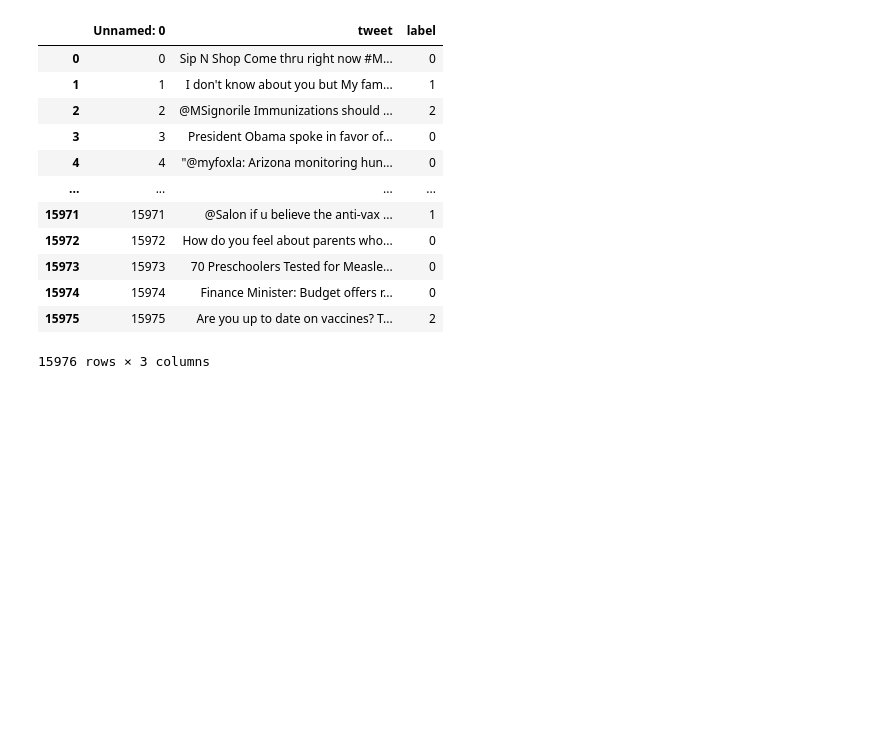
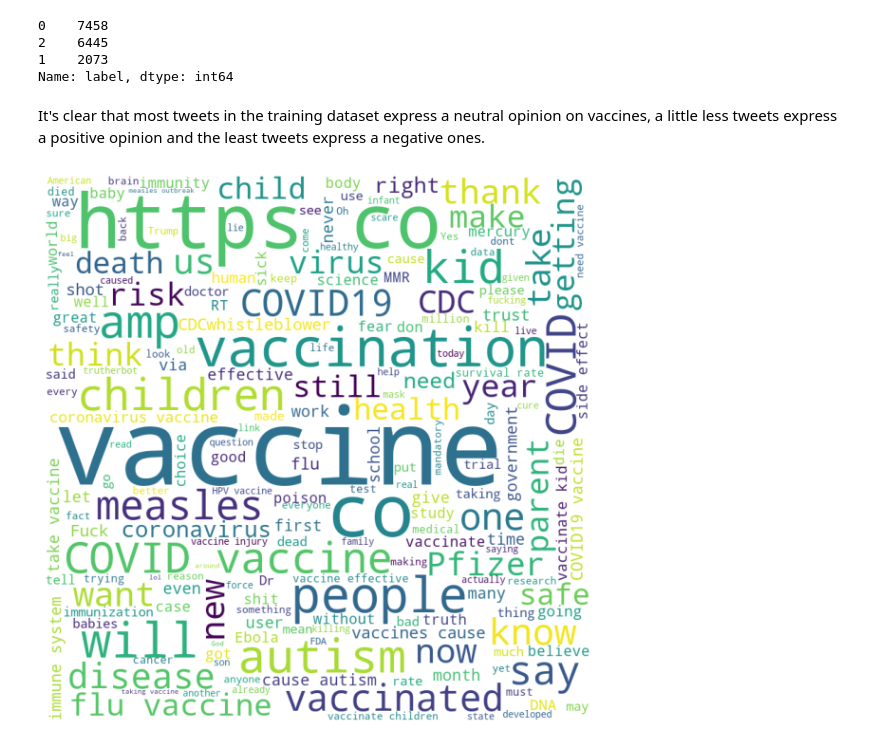
Before and after one commit to d-maniatakos/covid19-vaccine-sentiment-analysis, a Jupyter notebook: vaccine_sentiment_classifier.ipynb, the cells around one changed output. Cells and saved outputs as stored; diff of their text form; code cells hidden in the pictures; blank space fills up the shorter version.

```diff
--- a/vaccine_sentiment_classifier.ipynb
+++ b/vaccine_sentiment_classifier.ipynb
@@ -5 +16,5 @@ import pandas as pd
+# %%
+# read datasets and ignore the first (index) column
+train_data =  pd.read_csv('vaccine_train_set.csv').iloc[:, 1:]
+validation_data = pd.read_csv('vaccine_validation_set.csv').iloc[:, 1:]
 # %% [markdown]
@@ -7,19 +22,28 @@ import pandas as pd
-# %%
-raw_train_data = pd.read_csv('dataset/vs_train.csv')
-raw_validation_data = pd.read_csv('dataset/vs_dev.csv')
-
-raw_train_data
-# %% [output]
-|  | Unnamed: 0 | tweet | label |
-| 0 | 0 | Sip N Shop Come thru right now #M... | 0 |
-| 1 | 1 | I don't know about you but My fam... | 1 |
-| 2 | 2 | @MSignorile Immunizations should ... | 2 |
-| 3 | 3 | President Obama spoke in favor of... | 0 |
-| 4 | 4 | "@myfoxla: Arizona monitoring hun... | 0 |
-| ... | ... | ... | ... |
-| 15971 | 15971 | @Salon if u believe the anti-vax ... | 1 |
-| 15972 | 15972 | How do you feel about parents who... | 0 |
-| 15973 | 15973 | 70 Preschoolers Tested for Measle... | 0 |
-| 15974 | 15974 | Finance Minister: Budget offers r... | 0 |
-| 15975 | 15975 | Are you up to date on vaccines? T... | 2 |
-15976 rows × 3 columns
+# %%
+train_data['label'].value_counts()
+# %% [output]
+0    7458
+2    6445
+1    2073
+Name: label, dtype: int64
+# %% [markdown]
+It's clear that most tweets in the training dataset express a neutral opinion on vaccines, a little less tweets express a positive opinion and the least tweets express a negative ones.
+# %%
+neutral_tweets = ' '.join(train_data[train_data.label== 1]['tweet'].tolist())
+negative_tweets = ' '.join(train_data[train_data.label== 1]['tweet'].tolist())
+positive_tweets = ' '.join(train_data[train_data.label== 2]['tweet'].tolist())
+# %%
+def plot_wordcloud(text):
+  wordcloud = WordCloud(width = 800, height = 800, background_color ='white', stopwords = STOPWORDS, min_font_size = 10).generate(text)
+
+  # plot the WordCloud image
+  plt.figure(figsize = (8, 8), facecolor = None)
+  plt.imshow(wordcloud)
+  plt.axis("off")
+  plt.tight_layout(pad = 0)
+
+  plt.show()
+# %%
+plot_wordcloud(neutral_tweets)
+# %% [output]
+[figure, added]
```
Also changed, not shown: parts of 13 cells of this notebook.
